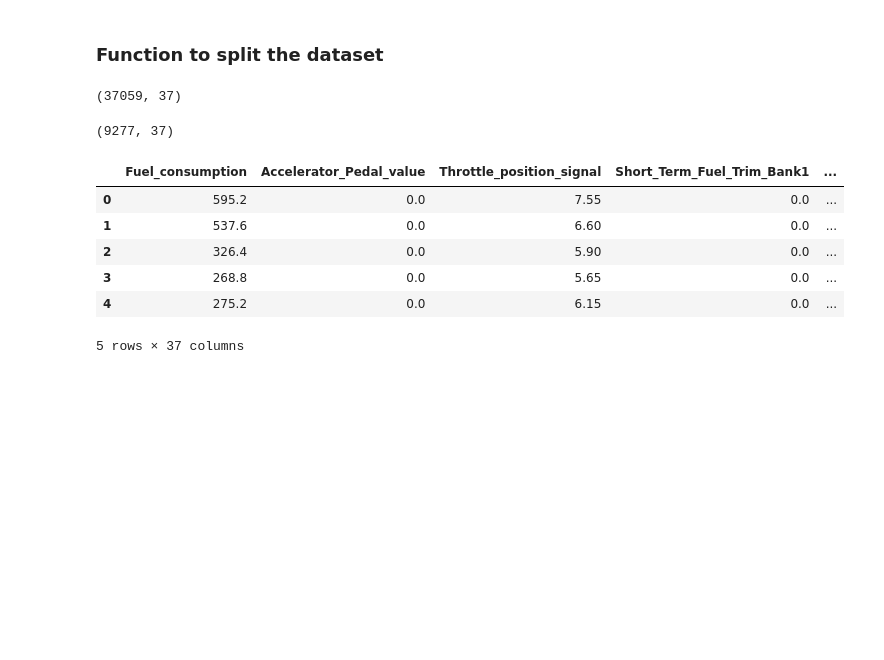
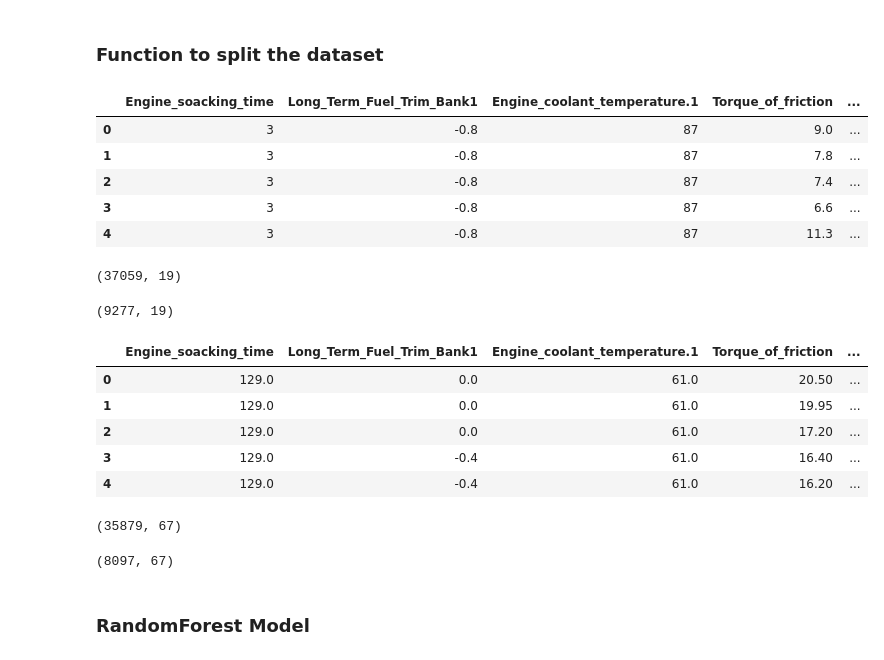
Before and after one commit to mai-daly-brightskies/Driving-Pattern-Profiling-, a Jupyter notebook: notebooks/Splitting the dataset.ipynb, the cells around one changed output. Cells and saved outputs as stored; diff of their text form; code cells hidden in the pictures; blank space fills up the shorter version.

```diff
--- a/notebooks/Splitting the dataset.ipynb
+++ b/notebooks/Splitting the dataset.ipynb
@@ -5,6 +5,12 @@
 # %%
 import numpy as np
 import pandas as pd
+import matplotlib.pyplot as plt
+from sklearn.ensemble import RandomForestClassifier
+import warnings
+
+warnings.filterwarnings("ignore")
+pd.set_option('display.max_columns', None)
 # %% [markdown]
 ### Function to get the DataFrame for a specific driver and path order
 # %%
@@ -78,31 +84,31 @@ def split_dataset(df, drop_columns, train_ratio=0.8, random_seed=123):
 
     return df_train, df_test
 # %%
-drop_columns = ['Wheel_velocity_rear_right-hand', 'Wheel_velocity_rear_left-hand', 'Wheel_velocity_front_right-hand',
-                'Wheel_velocity_front_left-hand', 'Absolute_throttle_position', 'Flywheel_torque',
-               'Flywheel_torque_(after_torque_interventions)', 'Torque_converter_turbine_speed_-_Unfiltered',
-               'Filtered_Accelerator_Pedal_value', 'Inhibition_of_engine_fuel_cut_off', 'Fuel_Pressure',
-                'Torque_scaling_factor(standardization)', 'Standard_Torque_Ratio', 'Requested_spark_retard_angle_from_TCU',
-                'Target_engine_speed_used_in_lock-up_module', 'Glow_plug_control_request']
+selected_features = ['Engine_soacking_time', 'Long_Term_Fuel_Trim_Bank1', 'Engine_coolant_temperature.1',
+ 'Torque_of_friction', 'Activation_of_Air_compressor', 'Intake_air_pressure', 'PathOrder', 'Accelerator_Pedal_value',
+ 'Master_cylinder_pressure', 'Vehicle_speed','Engine_coolant_temperature', 'Maximum_indicated_engine_torque',
+ 'Throttle_position_signal', 'Current_Gear', 'Calculated_LOAD_value', 'Engine_torque_after_correction',
+ 'Engine_torque', 'Class', 'Time(s)']
 # %%
 data = pd.read_csv("../data/raw/Driving Data(KIA SOUL)_(150728-160714)_(10 Drivers_A-J).csv")
 # %%
-df_train, df_test = split_dataset(data, drop_columns)
+selected_df = data[selected_features]
 # %%
-df_train.shape
+selected_df.head()
 # %% [output]
-(37059, 37)
+|  | Engine_soacking_time | Long_Term_Fuel_Trim_Bank1 | Engine_coolant_temperature.1 | Torque_of_friction | ... |
+| 0 | 3 | -0.8 | 87 | 9.0 | ... |
+| 1 | 3 | -0.8 | 87 | 7.8 | ... |
+| 2 | 3 | -0.8 | 87 | 7.4 | ... |
+| 3 | 3 | -0.8 | 87 | 6.6 | ... |
+| 4 | 3 | -0.8 | 87 | 11.3 | ... |
 # %%
-df_test.shape
+df_train, df_test = split_dataset(selected_df, 0.8)
-# %% [output]
-(9277, 37)
-# %%
-df_train.head()
-# %% [output]
-|  | Fuel_consumption | Accelerator_Pedal_value | Throttle_position_signal | Short_Term_Fuel_Trim_Bank1 | ... |
-| 0 | 595.2 | 0.0 | 7.55 | 0.0 | ... |
-| 1 | 537.6 | 0.0 | 6.60 | 0.0 | ... |
-| 2 | 326.4 | 0.0 | 5.90 | 0.0 | ... |
-| 3 | 268.8 | 0.0 | 5.65 | 0.0 | ... |
-| 4 | 275.2 | 0.0 | 6.15 | 0.0 | ... |
-5 rows × 37 columns
+# %%
+df_train.shape
+# %% [output]
+(37059, 19)
+# %%
+df_test.shape
+# %% [output]
+(9277, 19)
@@ -108,0 +199,17 @@ df_train.head()
+# %%
+df_train_preprocessed.head()
+# %% [output]
+|  | Engine_soacking_time | Long_Term_Fuel_Trim_Bank1 | Engine_coolant_temperature.1 | Torque_of_friction | ... |
+| 0 | 129.0 | 0.0 | 61.0 | 20.50 | ... |
+| 1 | 129.0 | 0.0 | 61.0 | 19.95 | ... |
+| 2 | 129.0 | 0.0 | 61.0 | 17.20 | ... |
+| 3 | 129.0 | -0.4 | 61.0 | 16.40 | ... |
+| 4 | 129.0 | -0.4 | 61.0 | 16.20 | ... |
+# %%
+df_train_preprocessed.shape
+# %% [output]
+(35879, 67)
+# %%
+df_test_preprocessed.shape
+# %% [output]
+(8097, 67)
@@ -108,0 +222,2 @@ df_train.head()
+# %% [markdown]
+### RandomForest Model
```
Also changed, not shown: parts of 11 cells of this notebook, 1 other file.
